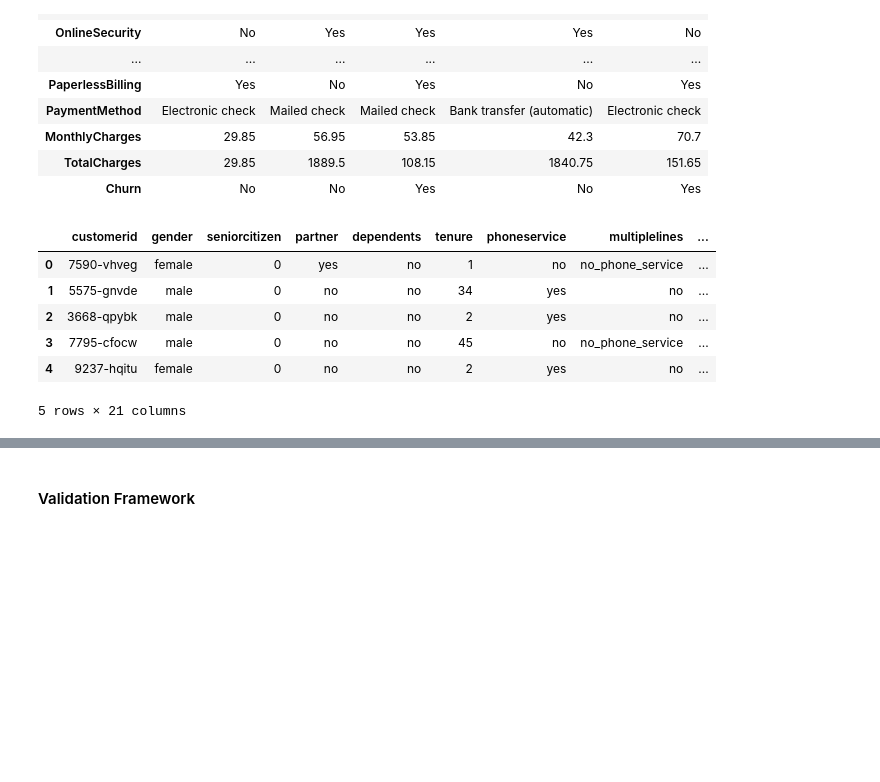
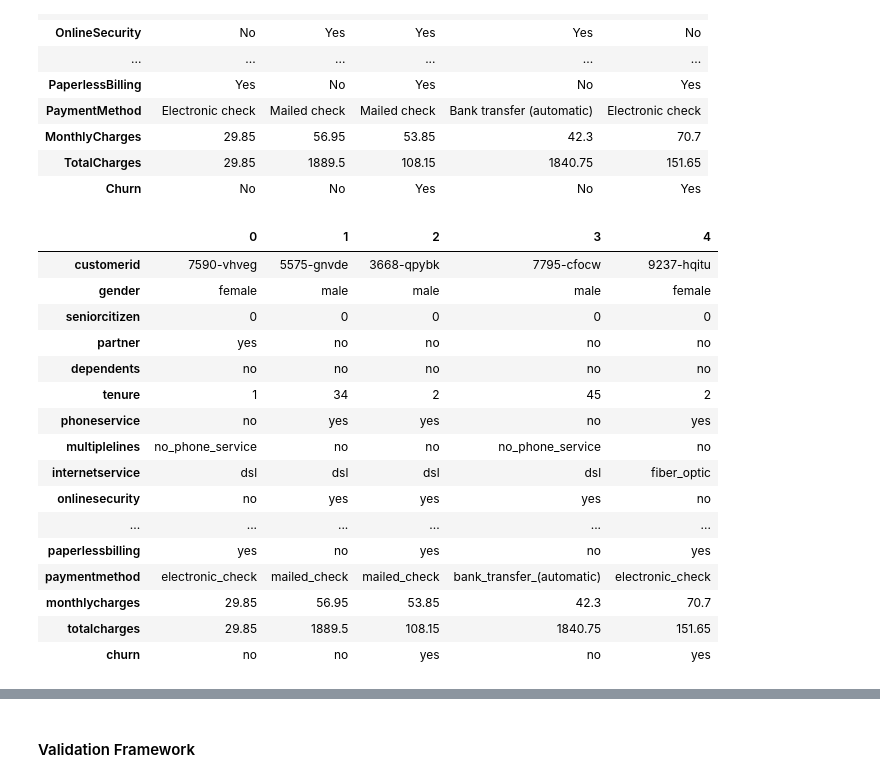
Before and after one commit to Kwadwo-900/ml-zoomcamp, a Jupyter notebook: week-3/churn_prediction_project.ipynb, the cells around one changed output, grey strips where cells are left out. Drawn from its saved outputs; the diff is of its cells as text; code cells hidden in the pictures; blank space fills up the shorter version.

```diff
--- a/week-3/churn_prediction_project.ipynb
+++ b/week-3/churn_prediction_project.ipynb
@@ -33,15 +33,25 @@ strings  = list(df.dtypes[df.dtypes == 'object'].index)
 for col in strings:
     df[col] = df[col].str.lower().str.replace(' ','_')
 # %%
-df.head()
+df.head().T
 # %% [output]
-|  | customerid | gender | seniorcitizen | partner | dependents | tenure | phoneservice | multiplelines | ... |
-| 0 | 7590-vhveg | female | 0 | yes | no | 1 | no | no_phone_service | ... |
-| 1 | 5575-gnvde | male | 0 | no | no | 34 | yes | no | ... |
-| 2 | 3668-qpybk | male | 0 | no | no | 2 | yes | no | ... |
-| 3 | 7795-cfocw | male | 0 | no | no | 45 | no | no_phone_service | ... |
-| 4 | 9237-hqitu | female | 0 | no | no | 2 | yes | no | ... |
+|  | 0 | 1 | 2 | 3 | 4 |
+| customerid | 7590-vhveg | 5575-gnvde | 3668-qpybk | 7795-cfocw | 9237-hqitu |
+| gender | female | male | male | male | female |
+| seniorcitizen | 0 | 0 | 0 | 0 | 0 |
+| partner | yes | no | no | no | no |
+| dependents | no | no | no | no | no |
+| tenure | 1 | 34 | 2 | 45 | 2 |
+| phoneservice | no | yes | yes | no | yes |
+| multiplelines | no_phone_service | no | no | no_phone_service | no |
+| internetservice | dsl | dsl | dsl | dsl | fiber_optic |
+| onlinesecurity | no | yes | yes | yes | no |
+| ... | ... | ... | ... | ... | ... |
+| paperlessbilling | yes | no | yes | no | yes |
+| paymentmethod | electronic_check | mailed_check | mailed_check | bank_transfer_(automatic) | electronic_check |
+| monthlycharges | 29.85 | 56.95 | 53.85 | 42.3 | 70.7 |
+| totalcharges | 29.85 | 1889.5 | 108.15 | 1840.75 | 151.65 |
+| churn | no | no | yes | no | yes |
-5 rows × 21 columns
 # %%
 df['totalcharges'] = pd.to_numeric(df.totalcharges, errors='coerce')
 # %%
```
Also changed, not shown: parts of 13 cells of this notebook, 2 other files.
